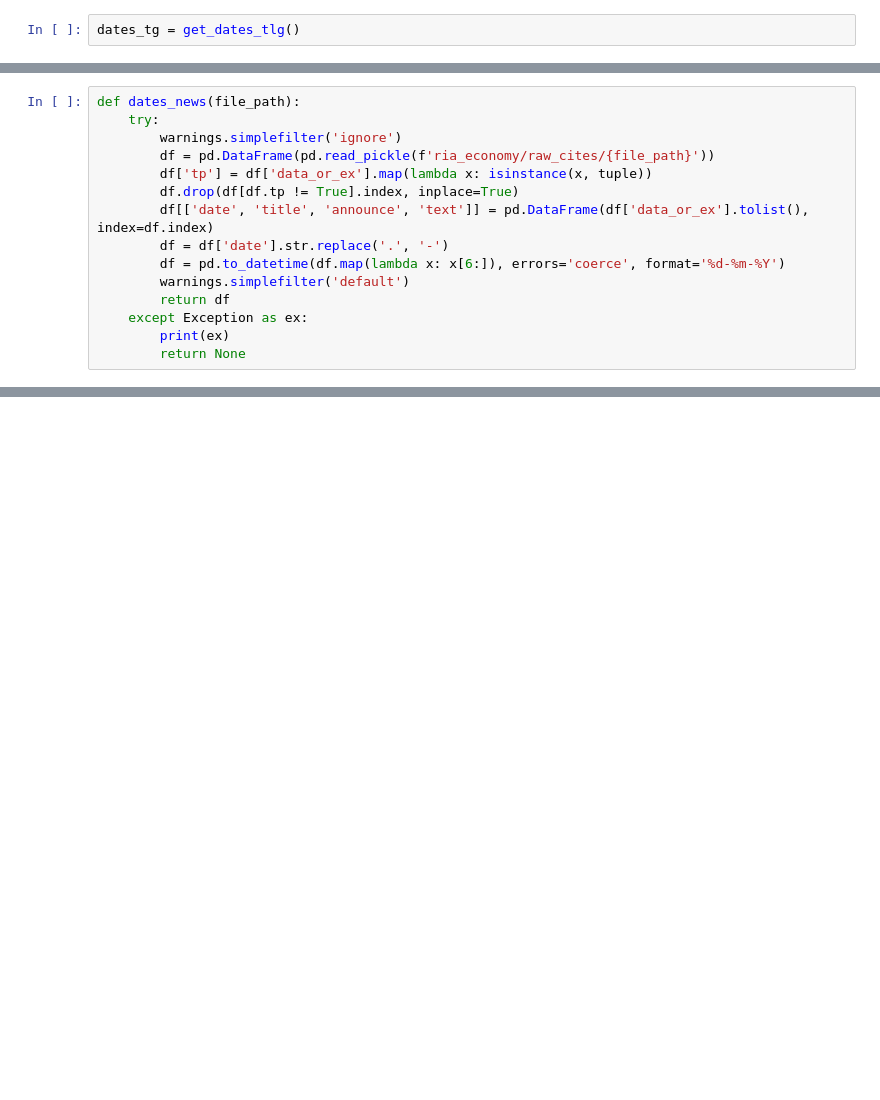
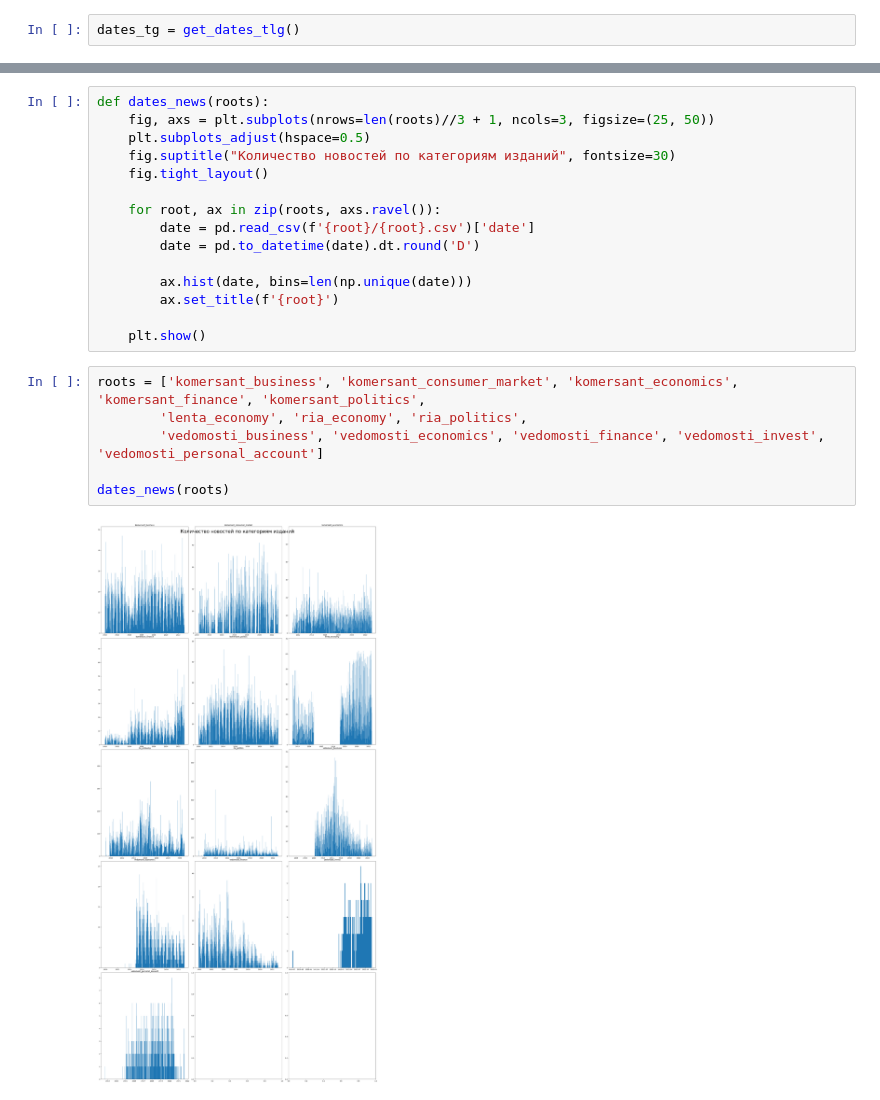
Before and after one commit to BorisenkoGeorgy/Disser_news_stocks, a Jupyter notebook: notebooks/EDA.ipynb, the cells around one changed output, grey strips where cells are left out. Cells and saved outputs as stored; diff of their text form; blank space fills up the shorter version.

```diff
--- a/notebooks/EDA.ipynb
+++ b/notebooks/EDA.ipynb
@@ -49,15 +50,0 @@ plt.hist(dates_tg, bins=len(np.unique(dates_tg)));
-# %%
-def dates_news(file_path):
-    try:
-        warnings.simplefilter('ignore')
-        df = pd.DataFrame(pd.read_pickle(f'ria_economy/raw_cites/{file_path}'))
-        df['tp'] = df['data_or_ex'].map(lambda x: isinstance(x, tuple))
-        df.drop(df[df.tp != True].index, inplace=True)
-        df[['date', 'title', 'announce', 'text']] = pd.DataFrame(df['data_or_ex'].tolist(), index=df.index)
-        df = df['date'].str.replace('.', '-')
-        df = pd.to_datetime(df.map(lambda x: x[6:]), errors='coerce', format='%d-%m-%Y')
-        warnings.simplefilter('default')
-        return df
-    except Exception as ex:
-        print(ex)
-        return None
@@ -113,0 +51,23 @@ array(['2015-10-11T00:00:00.000000000', '2015-10-12T00:00:00.000000000',
+# %%
+def dates_news(roots):
+    fig, axs = plt.subplots(nrows=len(roots)//3 + 1, ncols=3, figsize=(25, 50))
+    plt.subplots_adjust(hspace=0.5)
+    fig.suptitle("Количество новостей по категориям изданий", fontsize=30)
+    fig.tight_layout()
+
+    for root, ax in zip(roots, axs.ravel()):
+        date = pd.read_csv(f'{root}/{root}.csv')['date']
+        date = pd.to_datetime(date).dt.round('D')
+
+        ax.hist(date, bins=len(np.unique(date)))
+        ax.set_title(f'{root}')
+
+    plt.show()
+# %%
+roots = ['komersant_business', 'komersant_consumer_market', 'komersant_economics', 'komersant_finance', 'komersant_politics',
+        'lenta_economy', 'ria_economy', 'ria_politics',
+        'vedomosti_business', 'vedomosti_economics', 'vedomosti_finance', 'vedomosti_invest', 'vedomosti_personal_account']
+
+dates_news(roots)
+# %% [output]
+[figure, added]
```
Also changed, not shown: parts of 9 cells of this notebook.
